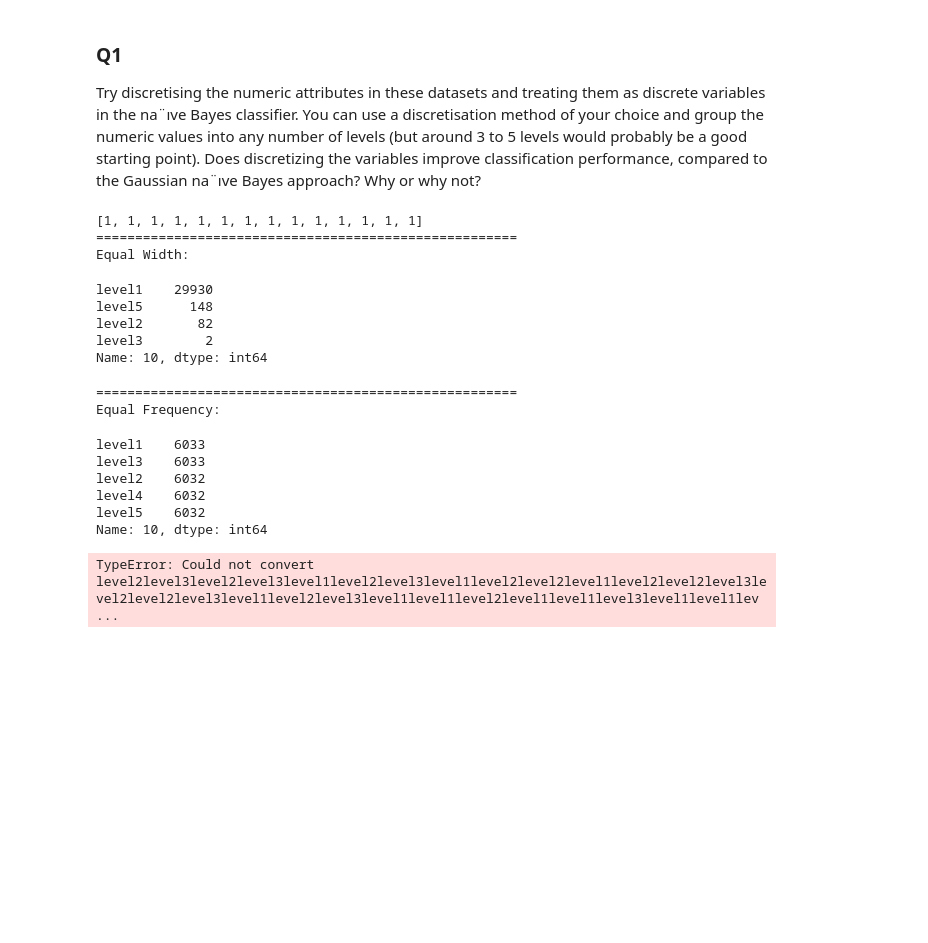
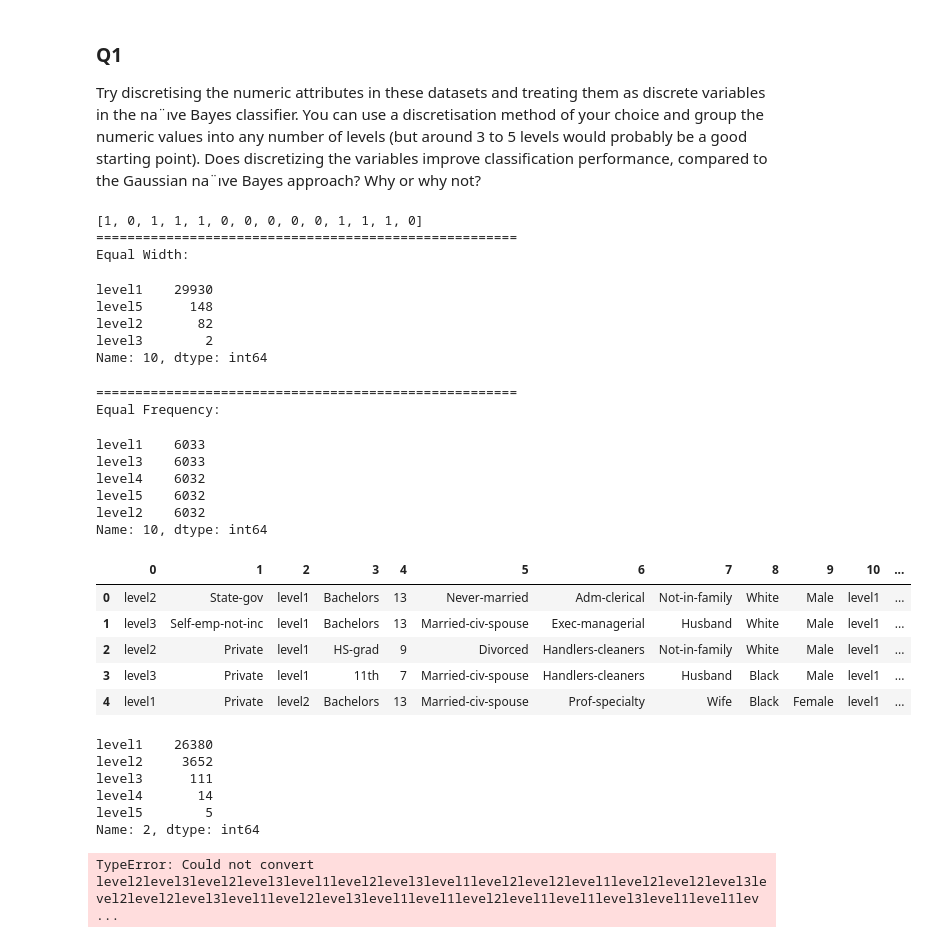
Before and after one commit to JerryMu/Naive-Bayes, a Jupyter notebook: jerry git.ipynb, the cells around one changed output. Drawn from its saved outputs; the diff is of its cells as text; code cells hidden in the pictures; blank space fills up the shorter version.

```diff
--- a/jerry git.ipynb
+++ b/jerry git.ipynb
@@ -308,44 +310,3 @@ Try discretising the numeric attributes in these datasets and treating them as d
-# %%
-# 两种办法: Equal Width 和 Equal Frequency
-
-# 0 represents nomianl, 1 represents ordinal, 2 represents numeric
-# feature_types=[2,0,2,1,1,0,0,0,0,0,2,2,2,0]
-def discretise(data,data_type,levels,by):
-      '''
-    给定一个数据集及其对应的数据类型，
-    必须将其所有数字特征离散为离散特征，
-    '宽度' & '频率'
-    代表等宽或者等频率并且取一个可靠的整数，
-    然后确定离散后的特征级别的总数
-     '''
-    copy_data = data.copy()
-    discrete_datatype = data_type.copy()
-    for i in range(len(data_type)):
-        # 找出所有的 Numeric Data,然后组成新的DataFrame
-#       # Note: 2 means numeric data type
-        if data_type[i] == 2: # continuous
-            feature = data.iloc[:,i]
-            copy_feature = feature.copy()
-
-        # Equal Width
-        if by=='width':
-        # calculate width of each level
-            maximum = np.max(feature)
-            minimum = np.min(feature)
-            width = (maximum-minimum)/levels
-            for j in range(levels):
-                copy_feature[feature<=(maximum-width*j)] = ('level'+str(levels-j))
-
-        # Equal Frequency 4
-        else:
-            frequency = feature.shape[0]/levels # frequency of each level
-            for m in range(levels):
-                lower = int(frequency*m) # lower bound of index, so has to be integer
-                upper = int(frequency*(m+1)) # upper bound of index, so has to be integer
-                copy_feature[feature.sort_values()[lower:upper].index] = ('level'+str(levels-m))
-        copy_data.iloc[:,i] = copy_feature
-        discrete_datatype[i] = 1
-    return copy_data,discrete_datatype
 # %%
 width_data,discrete_datatype = discretise(train_data,feature_types,levels=5,by='width')
 freq_data,discrete_datatype = discretise(train_data,feature_types,levels=5,by='freq')
@@ -357,7 +318,7 @@ print("======================================================")
 print("Equal Frequency:")
 display(freq_data.iloc[:,10].value_counts())
 # %% [output]
-[1, 1, 1, 1, 1, 1, 1, 1, 1, 1, 1, 1, 1, 1]
+[1, 0, 1, 1, 1, 0, 0, 0, 0, 0, 1, 1, 1, 0]
 ======================================================
 Equal Width:
 level1    29930
@@ -369,8 +330,24 @@ Name: 10, dtype: int64
 Equal Frequency:
 level1    6033
 level3    6033
-level2    6032
 level4    6032
 level5    6032
+level2    6032
 Name: 10, dtype: int64
+# %%
+display(width_data.head(5))
+width_data[2].value_counts()
+# %% [output]
+|  | 0 | 1 | 2 | 3 | 4 | 5 | 6 | 7 | 8 | 9 | 10 | ... |
+| 0 | level2 | State-gov | level1 | Bachelors | 13 | Never-married | Adm-clerical | Not-in-family | White | Male | level1 | ... |
+| 1 | level3 | Self-emp-not-inc | level1 | Bachelors | 13 | Married-civ-spouse | Exec-managerial | Husband | White | Male | level1 | ... |
+| 2 | level2 | Private | level1 | HS-grad | 9 | Divorced | Handlers-cleaners | Not-in-family | White | Male | level1 | ... |
+| 3 | level3 | Private | level1 | 11th | 7 | Married-civ-spouse | Handlers-cleaners | Husband | Black | Male | level1 | ... |
+| 4 | level1 | Private | level2 | Bachelors | 13 | Married-civ-spouse | Prof-specialty | Wife | Black | Female | level1 | ... |
+level1    26380
+level2     3652
+level3      111
+level4       14
+level5        5
+Name: 2, dtype: int64
 # %%
```
Also changed, not shown: parts of 13 cells of this notebook, 2 other files.
